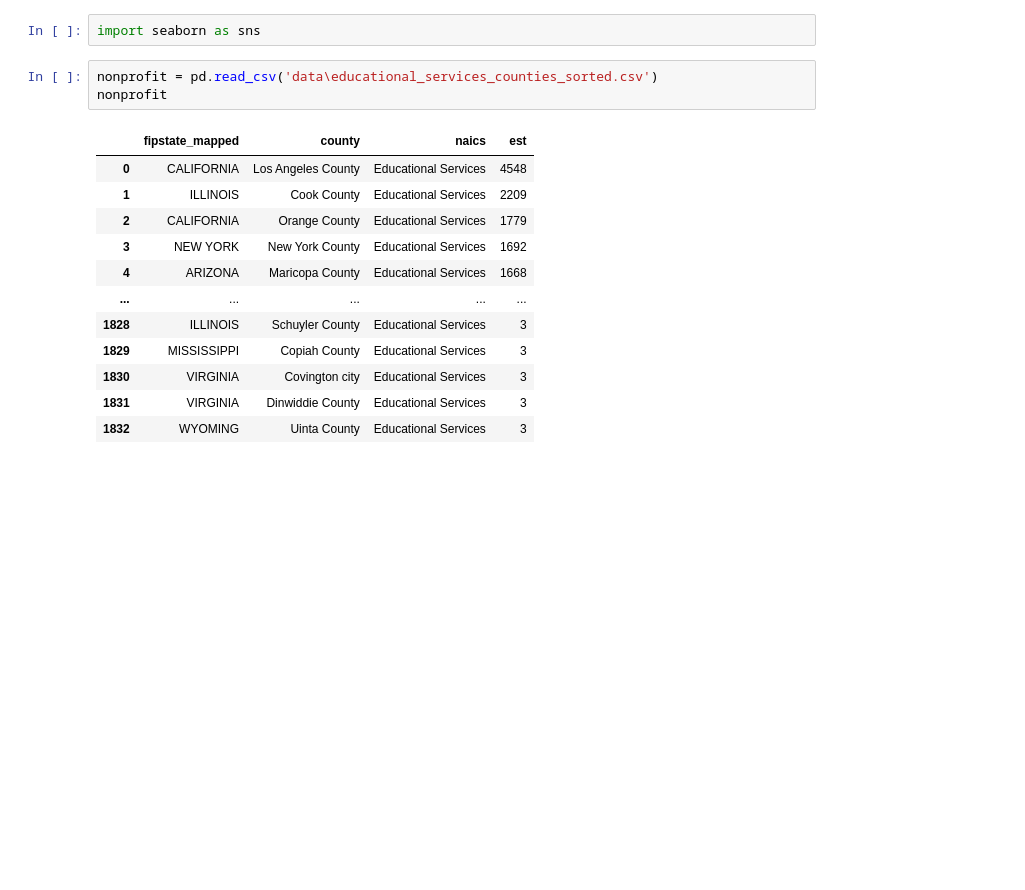
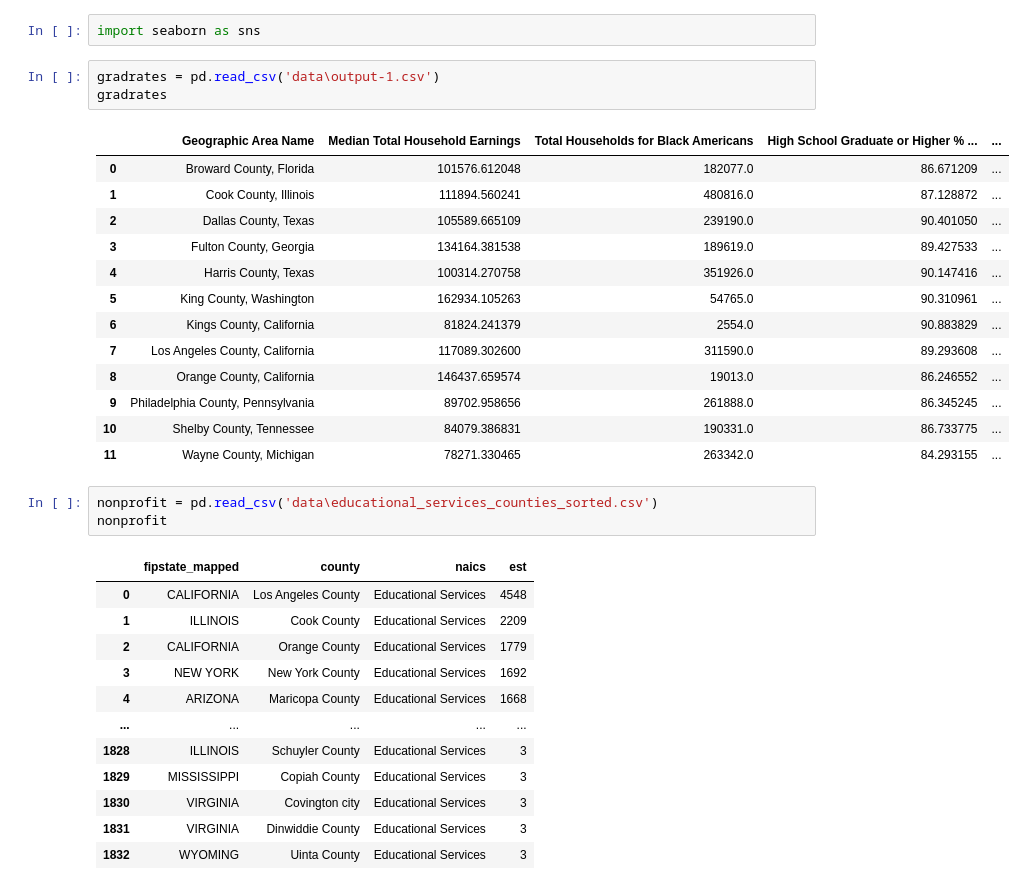
Before and after one commit to DanielOsuoha/Data-For-Good, a Jupyter notebook: eda.ipynb, the cells around one changed output. Saved outputs shown, nothing was run; the diff lists cells and outputs as text; blank space fills up the shorter version.

```diff
--- a/eda.ipynb
+++ b/eda.ipynb
@@ -326,6 +326,23 @@ pd.read_excel('data\\race_bystate_2021.xlsx', sheet_name= 'Counts')
 | 56 | NaN | NaN | NaN | NaN | NaN | NaN | NaN | ... |
 # %%
 import seaborn as sns
+# %%
+gradrates = pd.read_csv('data\output-1.csv')
+gradrates
+# %% [output]
+|  | Geographic Area Name | Median Total Household Earnings | Total Households for Black Americans | High School Graduate or Higher % ... | ... |
+| 0 | Broward County, Florida | 101576.612048 | 182077.0 | 86.671209 | ... |
+| 1 | Cook County, Illinois | 111894.560241 | 480816.0 | 87.128872 | ... |
+| 2 | Dallas County, Texas | 105589.665109 | 239190.0 | 90.401050 | ... |
+| 3 | Fulton County, Georgia | 134164.381538 | 189619.0 | 89.427533 | ... |
+| 4 | Harris County, Texas | 100314.270758 | 351926.0 | 90.147416 | ... |
+| 5 | King County, Washington | 162934.105263 | 54765.0 | 90.310961 | ... |
+| 6 | Kings County, California | 81824.241379 | 2554.0 | 90.883829 | ... |
+| 7 | Los Angeles County, California | 117089.302600 | 311590.0 | 89.293608 | ... |
+| 8 | Orange County, California | 146437.659574 | 19013.0 | 86.246552 | ... |
+| 9 | Philadelphia County, Pennsylvania | 89702.958656 | 261888.0 | 86.345245 | ... |
+| 10 | Shelby County, Tennessee | 84079.386831 | 190331.0 | 86.733775 | ... |
+| 11 | Wayne County, Michigan | 78271.330465 | 263342.0 | 84.293155 | ... |
 # %%
 nonprofit = pd.read_csv('data\educational_services_counties_sorted.csv')
 nonprofit
```
Also changed, not shown: parts of 5 cells of this notebook, 1 other file.
